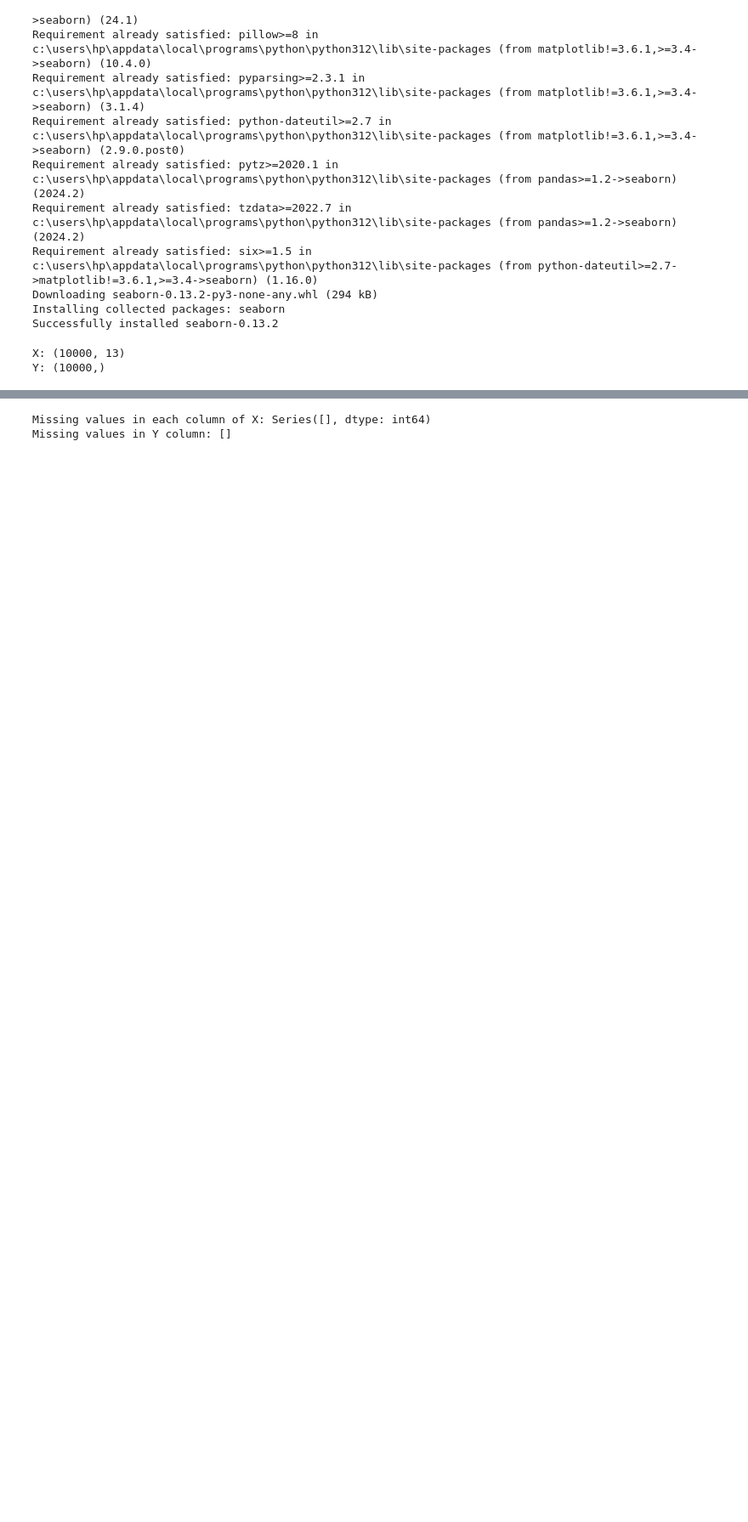
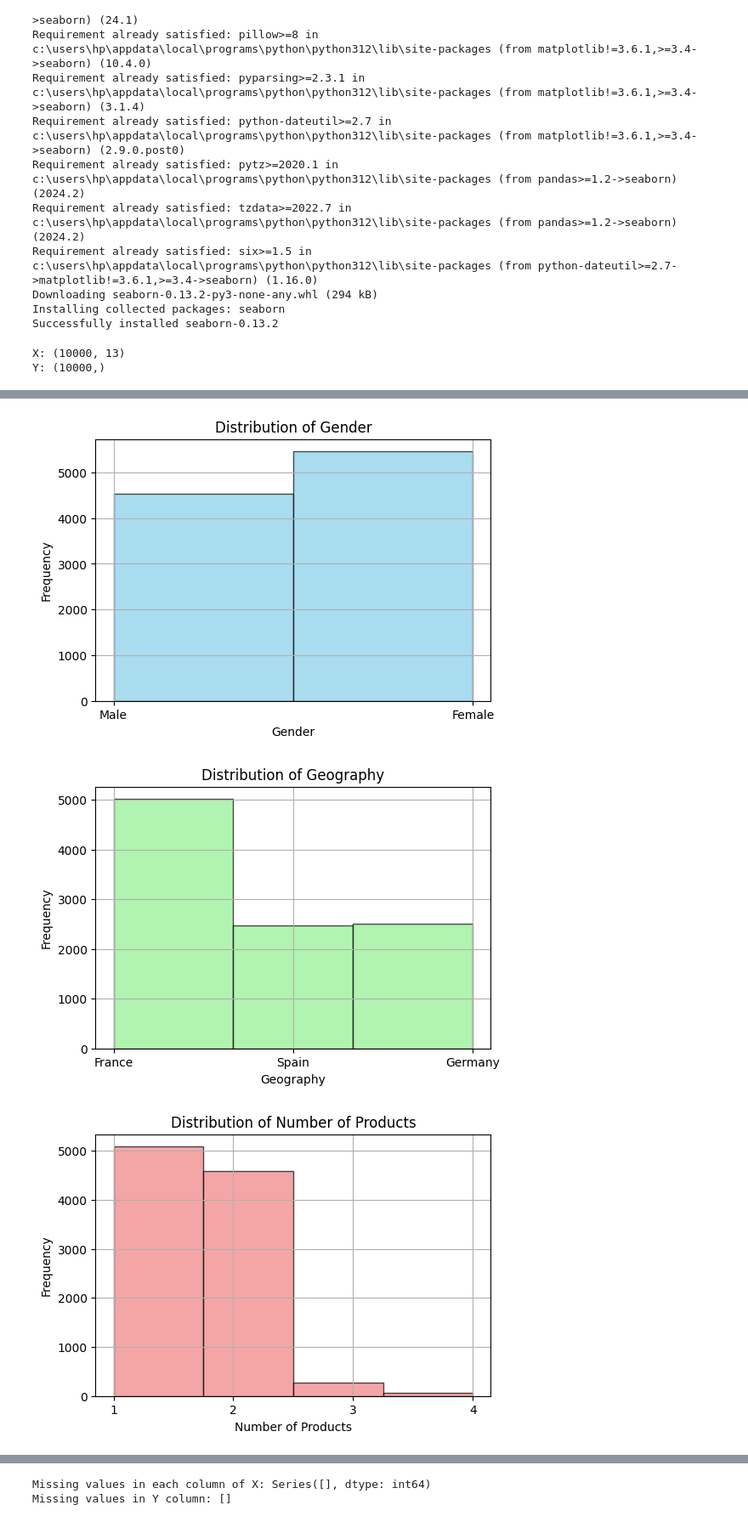
Before and after one commit to khushabuborwal/churn-prediction-logistic-l1-l2, a Jupyter notebook: main.ipynb, the cells around one changed output, grey strips where cells are left out. Shown: that part at 85% size. Drawn from its saved outputs; the diff is of its cells as text; code cells hidden in the pictures; blank space fills up the shorter version.

```diff
--- a/main.ipynb
+++ b/main.ipynb
@@ -73,0 +77,63 @@ plt.show()
+# %%
+# Create a histogram for Gender
+plt.figure(figsize=(6, 4))
+plt.hist(X['Gender'], bins=2, edgecolor='black', alpha=0.7, color='skyblue')  # Use a single color
+plt.xticks([0, 1], ['Male', 'Female'])  # Set labels for 0 as Male and 1 as Female
+plt.title('Distribution of Gender')
+plt.xlabel('Gender')
+plt.ylabel('Frequency')
+plt.grid(True)
+
+# Show the plot
+plt.show()
+
+# Create a histogram for Geography (assume values are 'Spain', 'France', 'Germany')
+plt.figure(figsize=(6, 4))
+plt.hist(X['Geography'], bins=3, edgecolor='black', alpha=0.7, color='lightgreen')  # Single Geography column
+plt.title('Distribution of Geography')
+plt.xlabel('Geography')
+plt.ylabel('Frequency')
+plt.grid(True)
+
+# Show the plot
+plt.show()
+
+# Histogram for NumOfProducts
+plt.figure(figsize=(6, 4))
+plt.hist(X['NumOfProducts'], bins=4, edgecolor='black', alpha=0.7, color='lightcoral')
+plt.title('Distribution of Number of Products')
+plt.xlabel('Number of Products')
+plt.ylabel('Frequency')
+plt.xticks([1, 2, 3, 4])  # Set ticks for each product category
+plt.grid(True)
+
+# Show the plot
+plt.show()
+
+# Histogram for HasCrCard
+plt.figure(figsize=(6, 4))
+plt.hist(X['HasCrCard'], bins=2, edgecolor='black', alpha=0.7, color='lightblue')
+plt.title('Has Credit Card')
+plt.xlabel('Has Credit Card (0 = No, 1 = Yes)')
+plt.ylabel('Frequency')
+plt.xticks([0, 1], ['No', 'Yes'])  # Set labels for 0 as No and 1 as Yes
+plt.grid(True)
+
+# Show the plot
+plt.show()
+
+# Histogram for IsActiveMember
+plt.figure(figsize=(6, 4))
+plt.hist(X['IsActiveMember'], bins=2, edgecolor='black', alpha=0.7, color='lightgreen')
+plt.title('Distribution of Active Membership')
+plt.xlabel('Is Active Member (0 = No, 1 = Yes)')
+plt.ylabel('Frequency')
+plt.xticks([0, 1], ['No', 'Yes'])  # Set labels for 0 as No and 1 as Yes
+plt.grid(True)
+
+# Show the plot
+plt.show()
+# %% [output]
+[figure, added]
+[figure, added]
+[figure, added]
```
Also changed, not shown: parts of 4 cells of this notebook.
